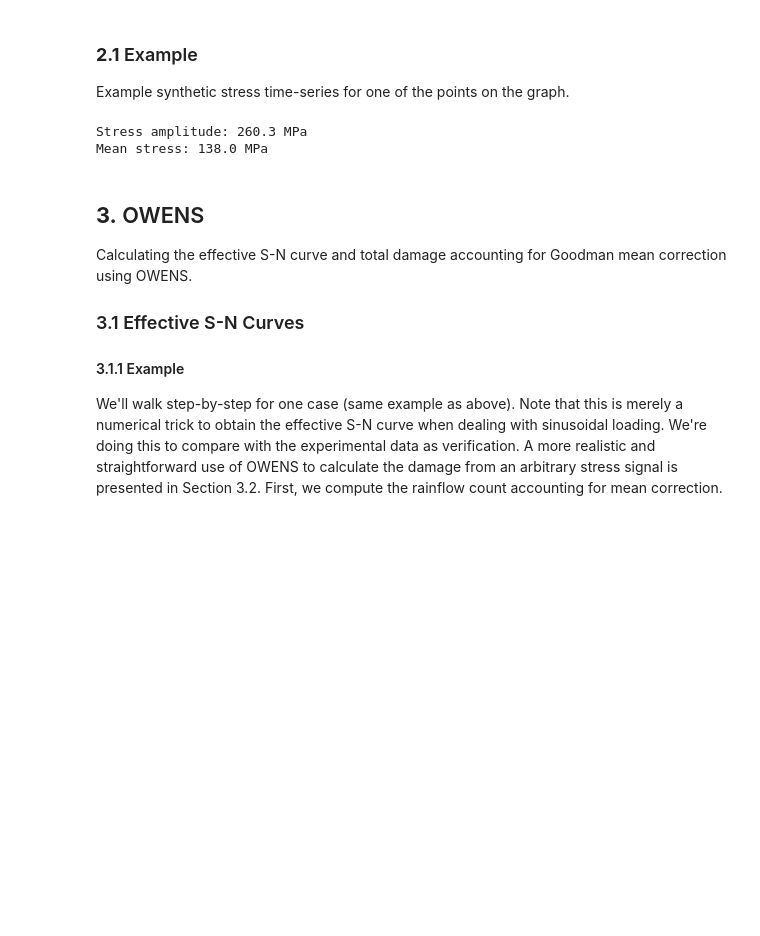
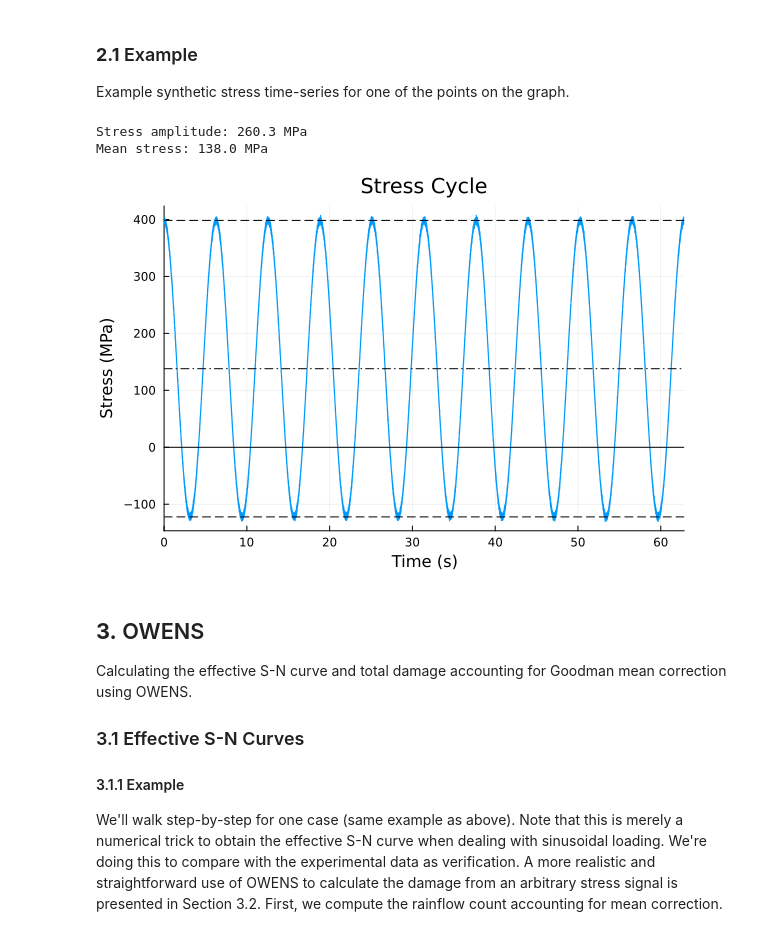
Before and after one commit to sandialabs/OWENS.jl, a Jupyter notebook: dev/examples/F_fatigue.ipynb, the cells around one changed output. Cells and saved outputs as stored; diff of their text form; code cells hidden in the pictures; blank space fills up the shorter version.

```diff
--- a/dev/examples/F_fatigue.ipynb
+++ b/dev/examples/F_fatigue.ipynb
@@ -49,17 +49,18 @@ Example synthetic stress time-series for one of the points on the graph.
 # %%
 stress_amplitude, stress_mean = sn_stress[2], 138e6
 println("Stress amplitude: $(stress_amplitude*1e-6) MPa")
 println("Mean stress: $(stress_mean*1e-6) MPa")
 
 # plot
 plot(time, stress(stress_amplitude, stress_mean) * 1e-6, label=:none, xlabel="Time (s)", ylabel="Stress (MPa)", title="Stress Cycle", grid=true, xlims=[time[begin], time[end]])
 hline!([0,], c=:black, label=:none)
 hline!([stress_mean] * 1e-6, c=:black, label=:none, linestyle=:dashdot)
 hline!([stress_mean + stress_amplitude, stress_mean - stress_amplitude] * 1e-6, c=:black, label=:none, linestyle=:dash)
-nothing
+plot!()
 # %% [output]
 Stress amplitude: 260.3 MPa
 Mean stress: 138.0 MPa
+[figure, added]
 # %% [markdown]
 ## **3.** OWENS
 Calculating the effective S-N curve and total damage accounting for Goodman mean correction using OWENS.
```
Also changed, not shown: parts of 8 cells of this notebook, 42 other files.
